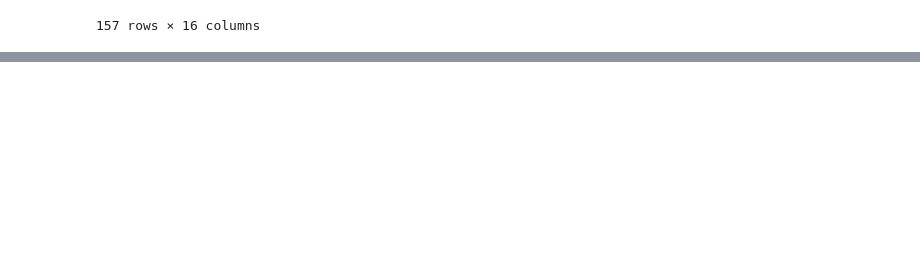
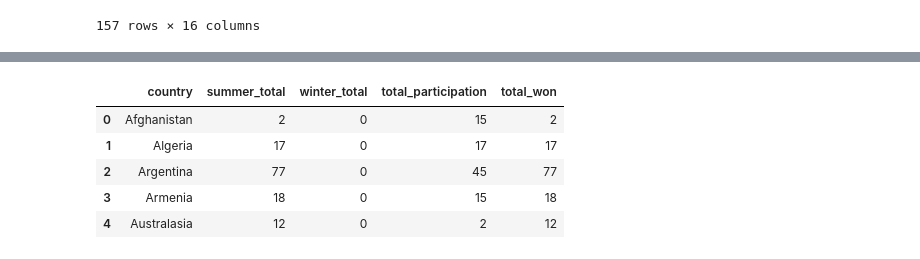
Before and after one commit to AnamKhalid09/Project-3, a Jupyter notebook: webscrape.ipynb, the cells around one changed output, grey strips where cells are left out. Saved outputs shown, nothing was run; the diff lists cells and outputs as text; code cells hidden in the pictures; blank space fills up the shorter version.

```diff
--- a/webscrape.ipynb
+++ b/webscrape.ipynb
@@ -85,3 +98,0 @@ os.remove("Resources/medals_df_temp.csv")
-# %%
-medals_df['country'] = medals_df['country'].replace("(","")
-medals_df
@@ -101,0 +99,12 @@ medals_df
+# %%
+medal_totals_df = medals_df[['country', 'summer_total', 'winter_total', 'total_participation', 'total_total ']].copy()
+medal_totals_df = medal_totals_df.rename(columns={'total_total ': 'total_won'})
+medal_totals_df['country'] = medal_totals_df['country'].map(lambda country: country[:country.find('(')-1] if country.find('(') > -1 else country)
+medal_totals_df.head()
+# %% [output]
+|  | country | summer_total | winter_total | total_participation | total_won |
+| 0 | Afghanistan | 2 | 0 | 15 | 2 |
+| 1 | Algeria | 17 | 0 | 17 | 17 |
+| 2 | Argentina | 77 | 0 | 45 | 77 |
+| 3 | Armenia | 18 | 0 | 15 | 18 |
+| 4 | Australasia | 12 | 0 | 2 | 12 |
```
Also changed, not shown: parts of 3 cells of this notebook, 5 other files.
